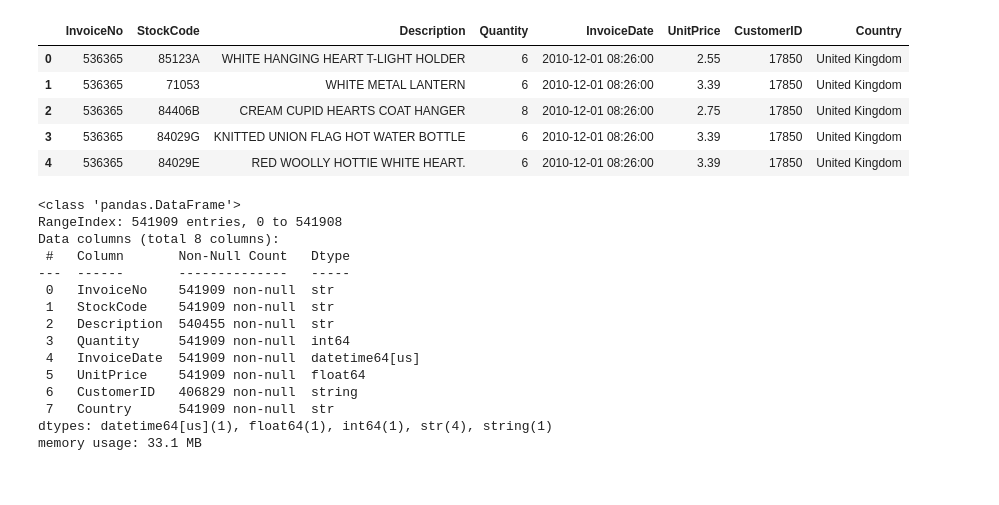
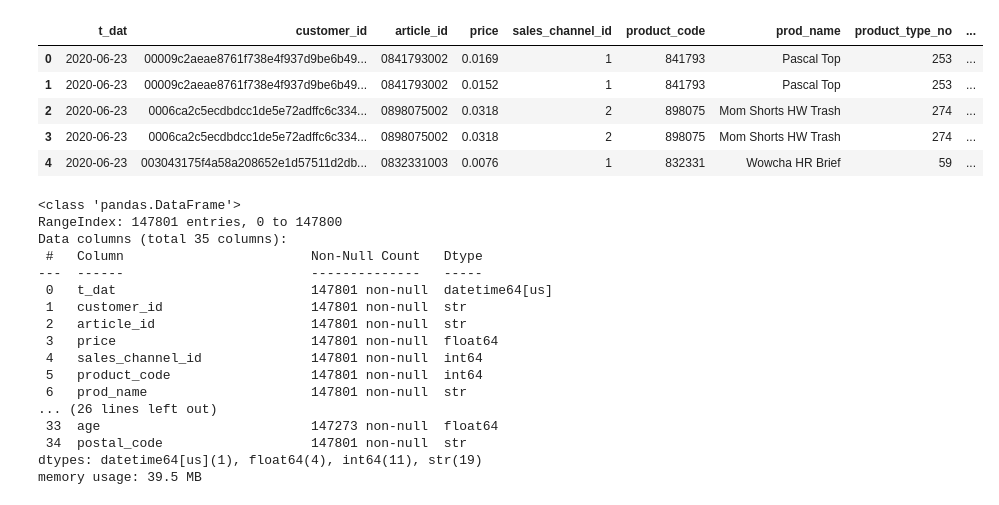
Before and after one commit to CMS-SUDO7/CODY_Advanced, a Jupyter notebook: A1-1/notebooks/analysis_report.ipynb, the cells around one changed output. Saved outputs shown, nothing was run; the diff lists cells and outputs as text; code cells hidden in the pictures.

```diff
--- a/A1-1/notebooks/analysis_report.ipynb
+++ b/A1-1/notebooks/analysis_report.ipynb
@@ -27,23 +27,23 @@ import pandas as pd
 import seaborn as sns
 from matplotlib import font_manager
 
-# 노트북은 notebooks/ 에서 실행되므로 한 단계 위(A1-1)를 프로젝트 루트로 본다.
+# 노트북은 notebooks/ 폴더에서 실행한다는 전제로 프로젝트 루트를 잡는다.
 PROJECT_ROOT = Path.cwd().parent
 sys.path.insert(0, str(PROJECT_ROOT / "src"))
-from pipeline import DataAnalyzer, load_idx_images  # noqa: E402
+from pipeline import DataAnalyzer, load_product_images, to_grayscale
 
-DATA_PATH = PROJECT_ROOT / "data" / "raw" / "data.csv"
-IMAGE_PATH = PROJECT_ROOT / "data" / "raw" / "t10k-images-idx3-ubyte.gz"
+DATA_DIR = PROJECT_ROOT / "data" / "raw"
+IMAGE_DIR = DATA_DIR / "images"
+IMAGE_CACHE = PROJECT_ROOT / "data" / "processed" / "images_96x64.npz"
 FIGURE_DIR = PROJECT_ROOT / "outputs" / "figures"
 FIGURE_DIR.mkdir(parents=True, exist_ok=True)
 
 IQR_MULTIPLIER = 1.5
-RANDOM_SEED = 42
-MIN_VALID_PRICE = 0.001   # 단가가 이보다 작으면(0 이하) 잘못된 값으로 본다
+PRICE_LABEL = "price (변환된 가격)"
 
-# 한글 제목이 깨지지 않도록 설치된 한글 글꼴 중 하나를 고른다.
+# 한글 글꼴: Windows → macOS → Linux 순으로 설치된 것을 고른다.
 KOREAN_FONTS = ["Malgun Gothic", "AppleGothic", "NanumGothic",
-                "Noto Sans CJK KR", "Noto Sans CJK JP"]
+                "Noto Sans CJK KR"]
 installed_fonts = {font.name for font in font_manager.fontManager.ttflist}
 for font_name in KOREAN_FONTS:
     if font_name in installed_fonts:
@@ -51,10 +51,11 @@ for font_name in KOREAN_FONTS:
         break
 plt.rcParams["axes.unicode_minus"] = False  # 마이너스 기호 깨짐 방지
 sns.set_theme(style="whitegrid", font=plt.rcParams["font.family"])
-pd.set_option("display.float_format", "{:,.2f}".format)
+pd.set_option("display.float_format", "{:,.4f}".format)
 pd.set_option("display.width", 120)
+pd.set_option("display.max_columns", 40)
 
 
 def save_figure(fig, file_name):
-    """그림을 outputs/figures/ 에 PNG로 저장한다."""
+    """그림을 outputs/figures/에 PNG로 저장한다."""
     fig.savefig(FIGURE_DIR / file_name, dpi=120, bbox_inches="tight")
@@ -65,32 +66,34 @@ def save_figure(fig, file_name):
 # %%
-analyzer = DataAnalyzer(DATA_PATH)
+analyzer = DataAnalyzer(DATA_DIR)
 raw_df = analyzer.load_data()
 raw_df.head()
 # %% [output]
-|  | InvoiceNo | StockCode | Description | Quantity | InvoiceDate | UnitPrice | CustomerID | Country |
-| 0 | 536365 | 85123A | WHITE HANGING HEART T-LIGHT HOLDER | 6 | 2010-12-01 08:26:00 | 2.55 | 17850 | United Kingdom |
-| 1 | 536365 | 71053 | WHITE METAL LANTERN | 6 | 2010-12-01 08:26:00 | 3.39 | 17850 | United Kingdom |
-| 2 | 536365 | 84406B | CREAM CUPID HEARTS COAT HANGER | 8 | 2010-12-01 08:26:00 | 2.75 | 17850 | United Kingdom |
-| 3 | 536365 | 84029G | KNITTED UNION FLAG HOT WATER BOTTLE | 6 | 2010-12-01 08:26:00 | 3.39 | 17850 | United Kingdom |
-| 4 | 536365 | 84029E | RED WOOLLY HOTTIE WHITE HEART. | 6 | 2010-12-01 08:26:00 | 3.39 | 17850 | United Kingdom |
+|  | t_dat | customer_id | article_id | price | sales_channel_id | product_code | prod_name | product_type_no | ... |
+| 0 | 2020-06-23 | 00009c2aeae8761f738e4f937d9be6b49... | 0841793002 | 0.0169 | 1 | 841793 | Pascal Top | 253 | ... |
+| 1 | 2020-06-23 | 00009c2aeae8761f738e4f937d9be6b49... | 0841793002 | 0.0152 | 1 | 841793 | Pascal Top | 253 | ... |
+| 2 | 2020-06-23 | 0006ca2c5ecdbdcc1de5e72adffc6c334... | 0898075002 | 0.0318 | 2 | 898075 | Mom Shorts HW Trash | 274 | ... |
+| 3 | 2020-06-23 | 0006ca2c5ecdbdcc1de5e72adffc6c334... | 0898075002 | 0.0318 | 2 | 898075 | Mom Shorts HW Trash | 274 | ... |
+| 4 | 2020-06-23 | 003043175f4a58a208652e1d57511d2db... | 0832331003 | 0.0076 | 1 | 832331 | Wowcha HR Brief | 59 | ... |
 # %%
 raw_df.info()
 # %% [output]
 <class 'pandas.DataFrame'>
-RangeIndex: 541909 entries, 0 to 541908
-Data columns (total 8 columns):
- #   Column       Non-Null Count   Dtype
----  ------       --------------   -----
- 0   InvoiceNo    541909 non-null  str
- 1   StockCode    541909 non-null  str
- 2   Description  540455 non-null  str
- 3   Quantity     541909 non-null  int64
- 4   InvoiceDate  541909 non-null  datetime64[us]
- 5   UnitPrice    541909 non-null  float64
- 6   CustomerID   406829 non-null  string
- 7   Country      541909 non-null  str
-dtypes: datetime64[us](1), float64(1), int64(1), str(4), string(1)
-memory usage: 33.1 MB
+RangeIndex: 147801 entries, 0 to 147800
+Data columns (total 35 columns):
+ #   Column                        Non-Null Count   Dtype
+---  ------                        --------------   -----
+ 0   t_dat                         147801 non-null  datetime64[us]
+ 1   customer_id                   147801 non-null  str
+ 2   article_id                    147801 non-null  str
+ 3   price                         147801 non-null  float64
+ 4   sales_channel_id              147801 non-null  int64
+ 5   product_code                  147801 non-null  int64
+ 6   prod_name                     147801 non-null  str
+... (26 lines left out)
+ 33  age                           147273 non-null  float64
+ 34  postal_code                   147801 non-null  str
+dtypes: datetime64[us](1), float64(4), int64(11), str(19)
+memory usage: 39.5 MB
 # %%
 raw_df.describe()
 # %% [output]
```
Also changed, not shown: parts of 77 cells of this notebook, 25 other files.
